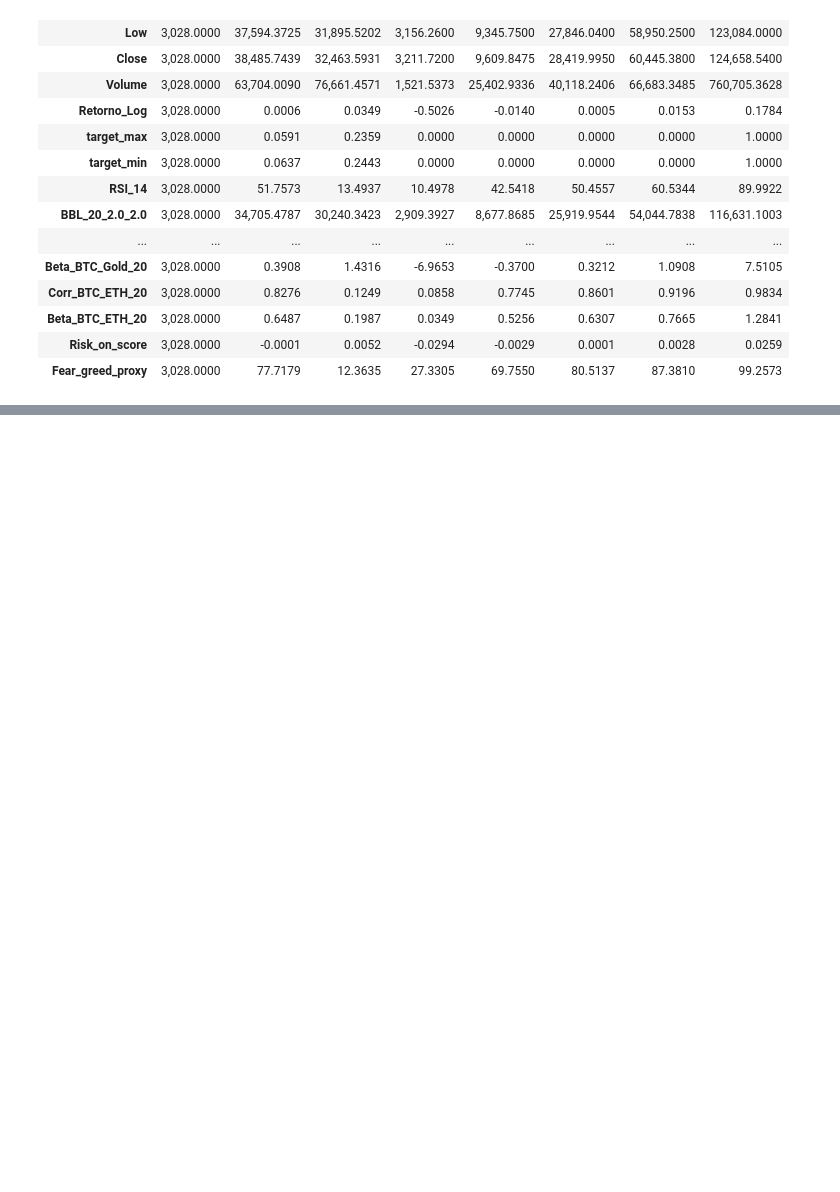
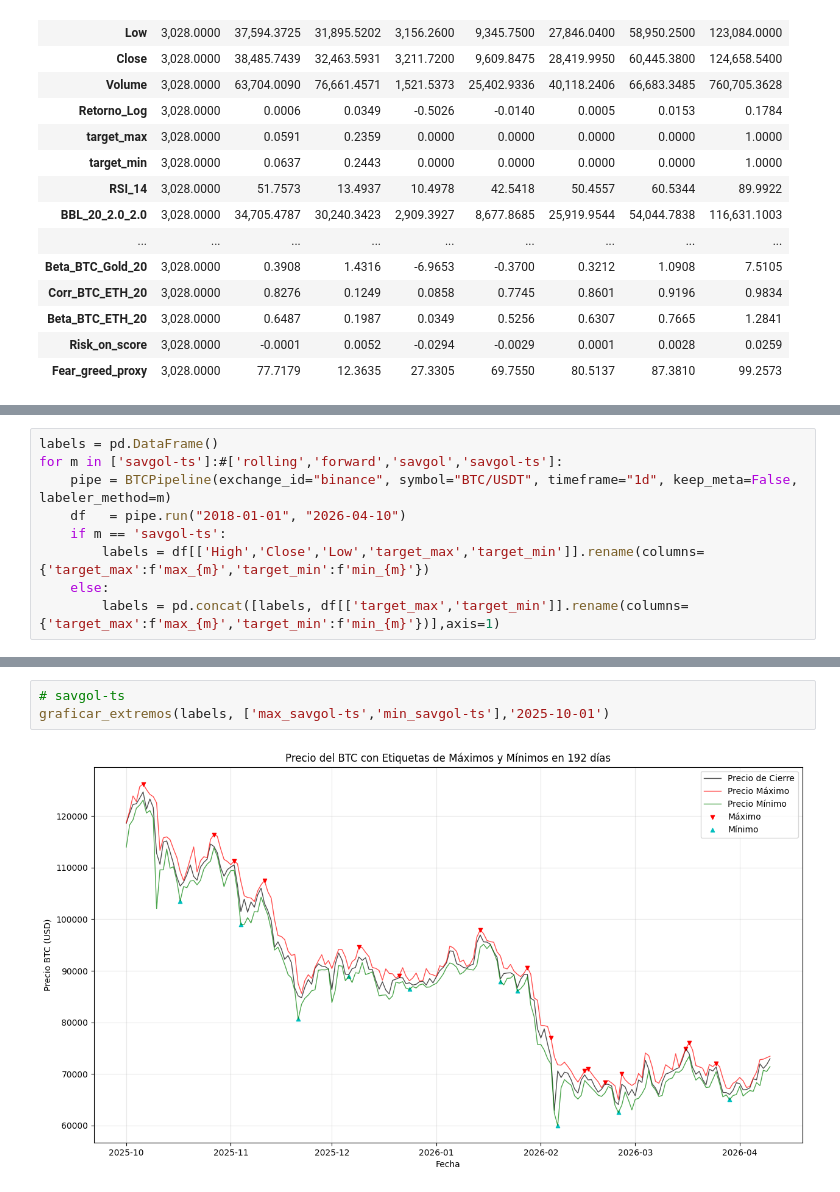
Before and after one commit to julesaccm/Apex-project, a Jupyter notebook: notebooks/EDA_Targeting_BTC.ipynb, the cells around one changed output, grey strips where cells are left out. Saved outputs shown, nothing was run; the diff lists cells and outputs as text; blank space fills up the shorter version.

```diff
--- a/notebooks/EDA_Targeting_BTC.ipynb
+++ b/notebooks/EDA_Targeting_BTC.ipynb
@@ -559,0 +648,9 @@ df.describe(include='all').T
+# %%
+labels = pd.DataFrame()
+for m in ['savgol-ts']:#['rolling','forward','savgol','savgol-ts']:
+    pipe = BTCPipeline(exchange_id="binance", symbol="BTC/USDT", timeframe="1d", keep_meta=False, labeler_method=m)
+    df   = pipe.run("2018-01-01", "2026-04-10")
+    if m == 'savgol-ts':
+        labels = df[['High','Close','Low','target_max','target_min']].rename(columns={'target_max':f'max_{m}','target_min':f'min_{m}'})
+    else:
+        labels = pd.concat([labels, df[['target_max','target_min']].rename(columns={'target_max':f'max_{m}','target_min':f'min_{m}'})],axis=1)
@@ -559,0 +675,5 @@ df.describe(include='all').T
+# %%
+# savgol-ts
+graficar_extremos(labels, ['max_savgol-ts','min_savgol-ts'],'2025-10-01')
+# %% [output]
+[figure, added]
```
Also changed, not shown: parts of 16 cells of this notebook, 3 other files.
